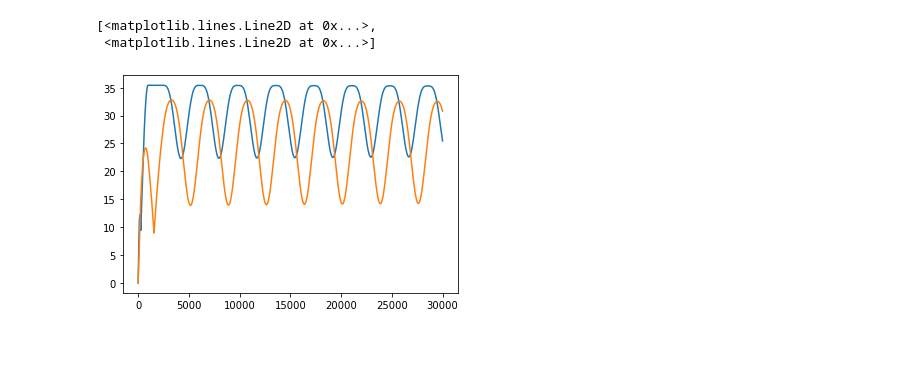
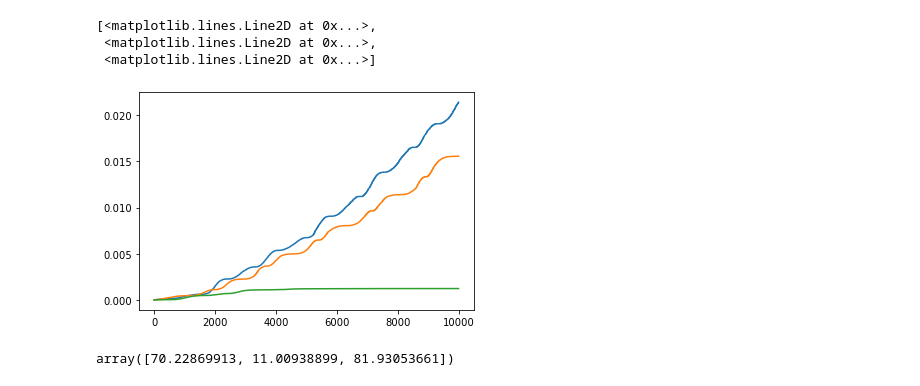
Before and after one commit to EtaoinWu/gamesim, a Jupyter notebook: experiment.ipynb, the cells around one changed output. Saved outputs shown, nothing was run; the diff lists cells and outputs as text; code cells hidden in the pictures; blank space fills up the shorter version.

```diff
--- a/experiment.ipynb
+++ b/experiment.ipynb
@@ -15,11 +35,16 @@ sim.play(10000)
+# %%
+path_length = sim.path_length(order=1,power=2)
+plt.plot([(i + 1) for i in range(path_length.shape[0])], path_length)
+# plt.xscale("log")
+# %% [output]
+[<matplotlib.lines.Line2D at 0x...>,
+ <matplotlib.lines.Line2D at 0x...>,
+ <matplotlib.lines.Line2D at 0x...>]
+[figure, added]
 # %%
-regrets = sim.regret_recorders["swap"]()
+sim.regret_recorders["swap"]()[:,-1]
+# %% [output]
+array([70.22869913, 11.00938899, 81.93053661])
-# %%
-plt.plot([(i + 1) for i in range(regrets.shape[1])], regrets.transpose())
-# %% [output]
-[<matplotlib.lines.Line2D at 0x...>,
- <matplotlib.lines.Line2D at 0x...>]
-[figure, removed]
 # %%
 mg.weight
 # %% [output]
```
Also changed, not shown: parts of 15 cells of this notebook, 4 other files.
